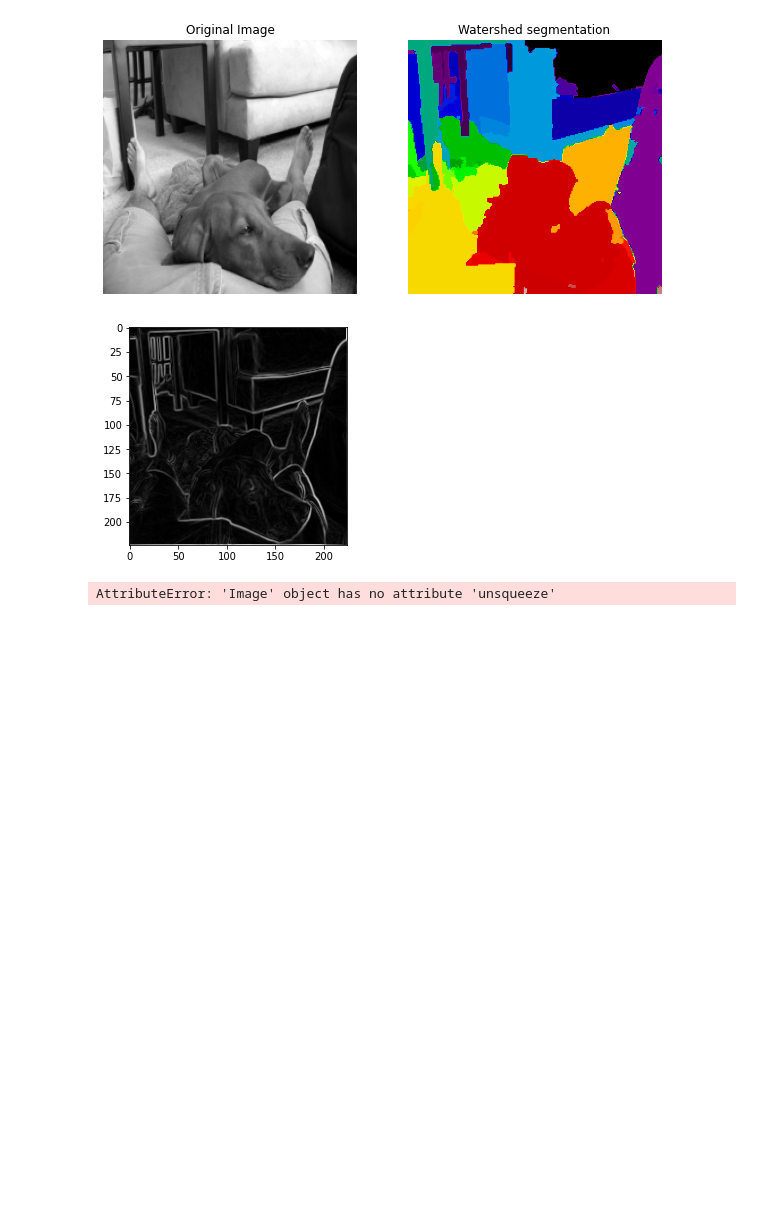
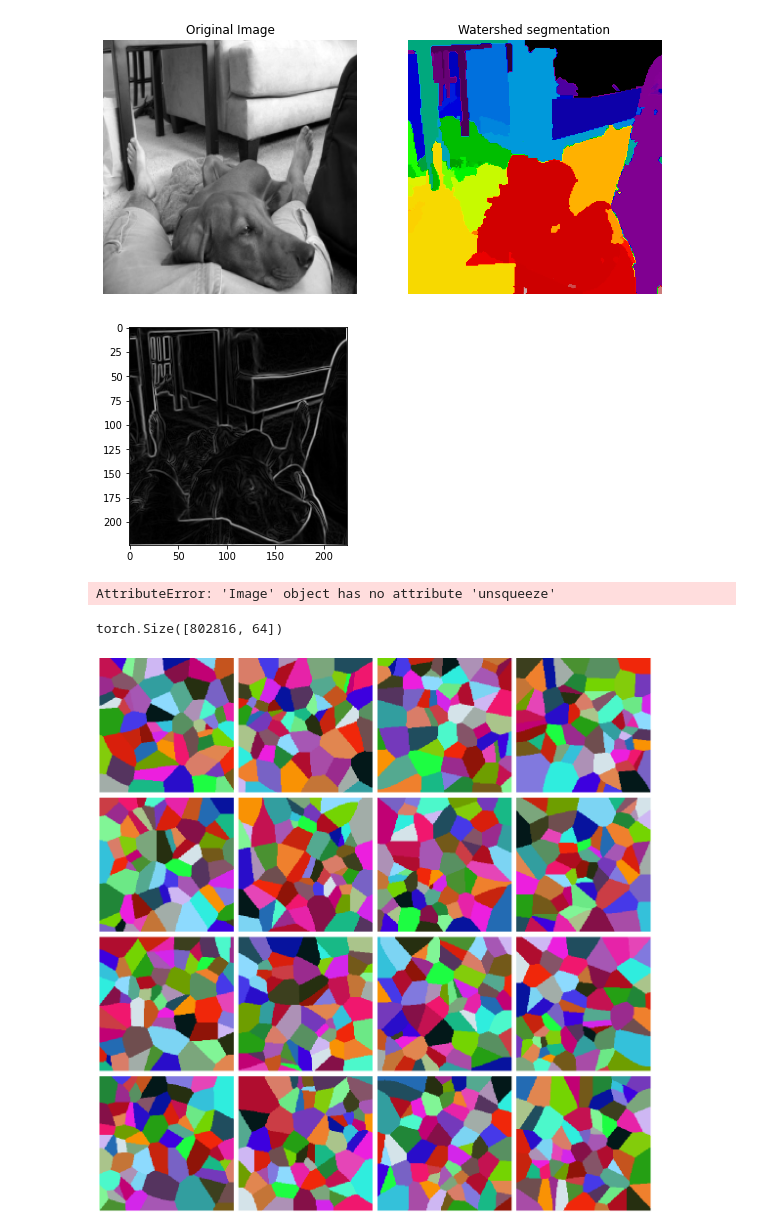
Before and after one commit to YSLCoat/learnableTokenizer, a Jupyter notebook: src/superpixelAlgorithms/WatershedNotebook.ipynb, the cells around one changed output. Drawn from its saved outputs; the diff is of its cells as text; code cells hidden in the pictures; blank space fills up the shorter version.

```diff
--- a/src/superpixelAlgorithms/WatershedNotebook.ipynb
+++ b/src/superpixelAlgorithms/WatershedNotebook.ipynb
@@ -595,3 +595,53 @@ class DifferentiableWatershed(nn.Module):
 image = np.random.rand(256, 256)  # Replace with your image
 model = DifferentiableWatershed(num_seeds=2)
 segmented_image = model(image)
+# %%
+import torch
+import matplotlib as mpl
+import matplotlib.pyplot as plt
+
+# Create random colormap
+cmap = mpl.colors.ListedColormap(torch.rand(256**2,3).numpy())
+
+# Params = Image dimensions + No. clusters
+B,H,W = 16,224,224
+C = 64
+dev = torch.device('cpu')
+
+# Get image dimensions
+N = B*H*W
+
+# Unravel indices for coordinates
+shape = torch.tensor([B,H,W,1], device=dev)[:,None]
+coefs = shape[1:].flipud().cumprod(dim=0).flipud()
+byx = torch.div(torch.arange(N, device=dev)[None], coefs, rounding_mode='trunc') % shape[:-1]
+
+# Normalize coordinates
+y, x = byx[1:] / torch.tensor([H,W], device=byx.device)[:,None]
+b = byx[0]
+
+# Sample random centroids
+sy,sx = torch.rand(2,B,C,device=byx.device)
+
+# Set bandwith / sigma for kernel
+std = C/(H*W)**.5
+
+# One liner gaussian kernels
+def gauss1d(x): return x.div(std).pow_(2).neg_().exp_()
+def gauss2d(x, y): return (gauss1d(x) + gauss1d(y)) / 2
+
+# Compute L2 distance
+l2 = gauss2d(y[:,None] - sy[b], x[:,None] - sx[b])
+
+print(l2.shape)
+
+# Plot argmax
+fig, ax = plt.subplots(4,4,figsize=(16,16))
+for i, a in enumerate(ax.flatten()):
+    a.matshow(l2.argmax(-1).view(B,H,W)[i].cpu(), cmap=cmap)
+    a.axis('off')
+
+plt.tight_layout()
+# %% [output]
+torch.Size([802816, 64])
+[figure, added]
```
Also changed, not shown: parts of 1 cell of this notebook, 24 other files.
